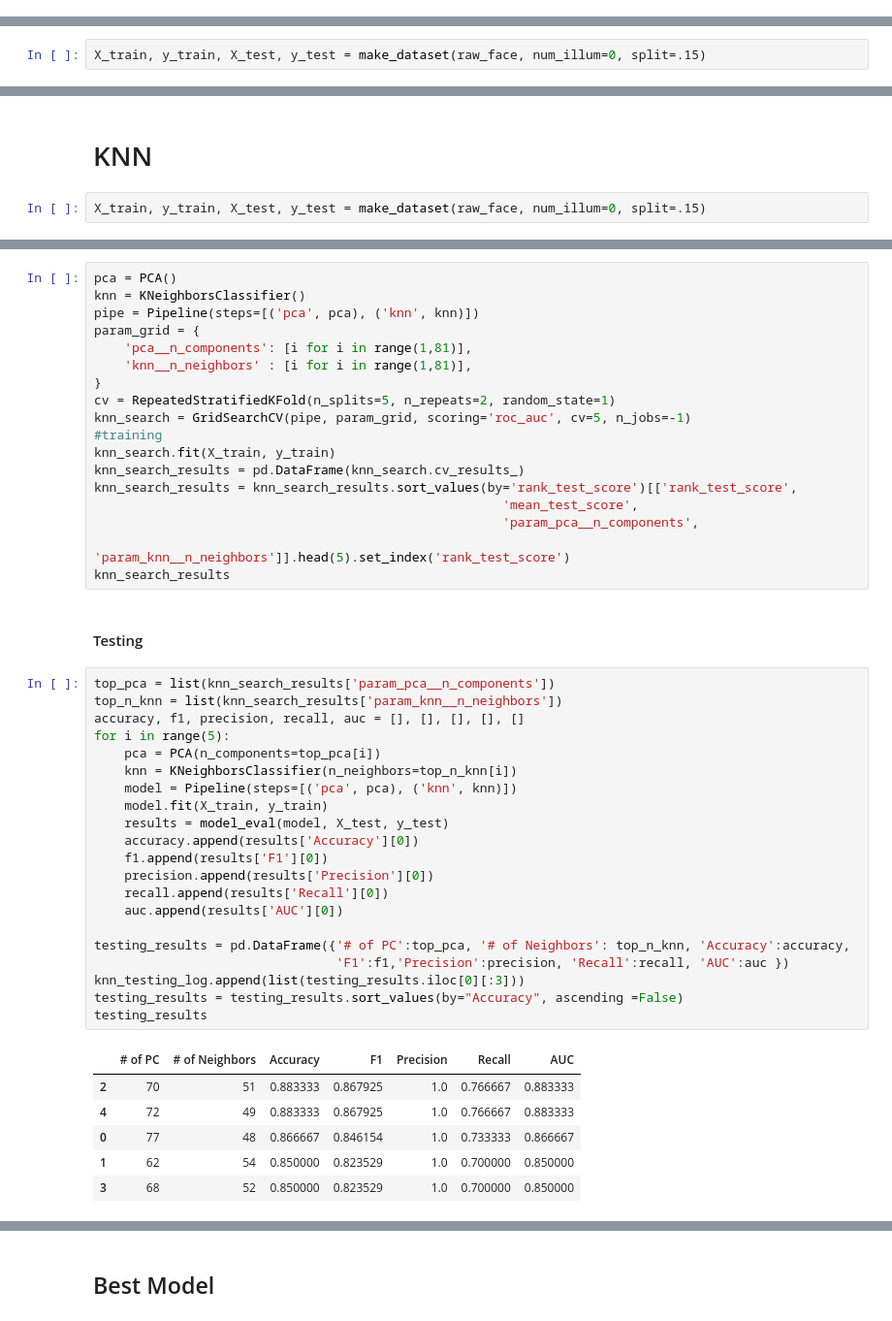
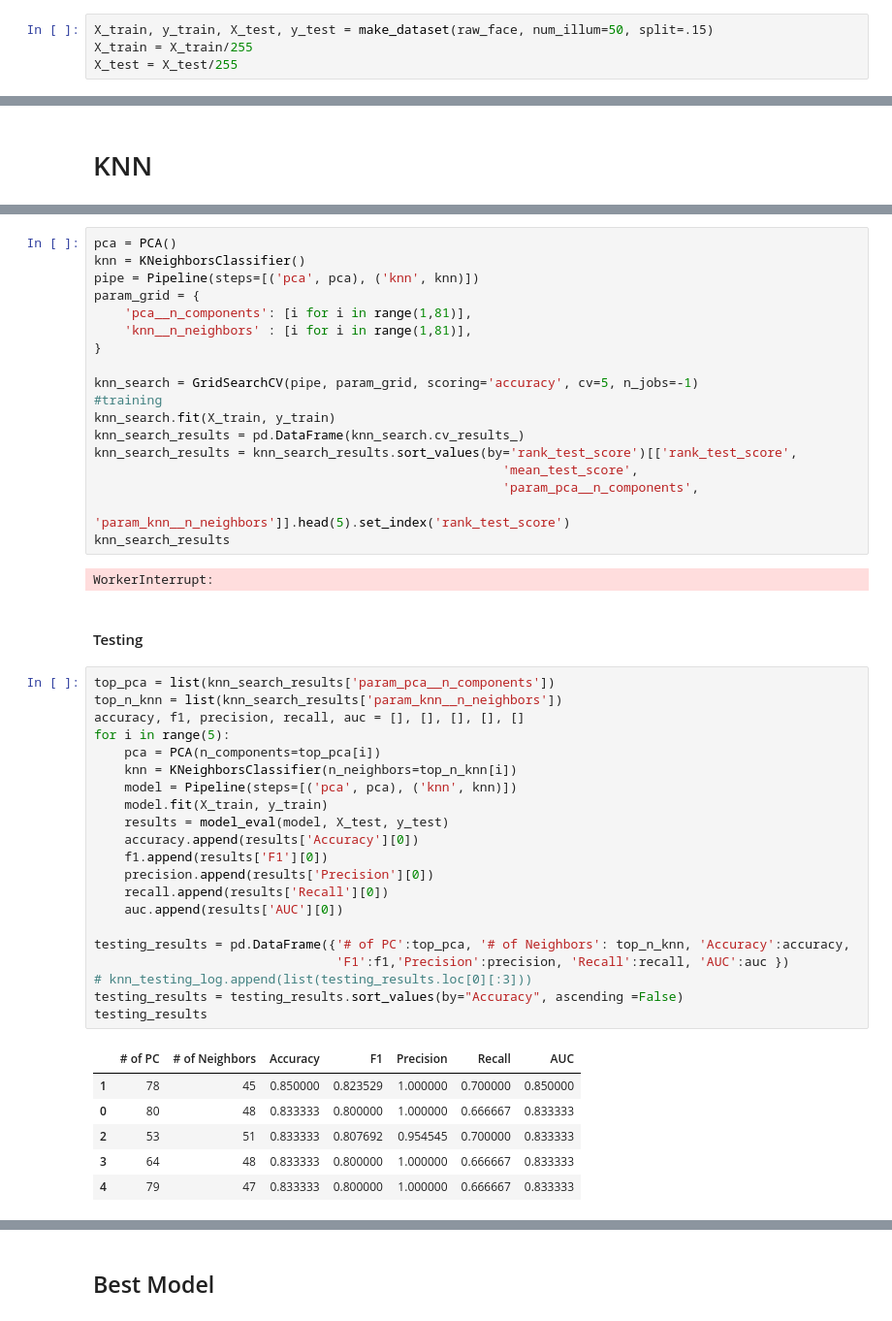
Before and after one commit to Dkashkett/Image_classification_, a Jupyter notebook: Task1.ipynb, the cells around one changed output, grey strips where cells are left out. Shown at 97% size. Saved outputs shown, nothing was run; the diff lists cells and outputs as text.

```diff
--- a/Task1.ipynb
+++ b/Task1.ipynb
@@ -179,0 +170,4 @@ print(X_train.shape, y_train.shape, X_test.shape, y_test.shape)
+# %%
+X_train, y_train, X_test, y_test = make_dataset(raw_face, num_illum=50, split=.15)
+X_train = X_train/255
+X_test = X_test/255
@@ -190,5 +186,3 @@ bayes_testing_log = []
 knn_testing_log = []
 # %% [markdown]
 # Gaussian Bayes
-# %%
-X_train, y_train, X_test, y_test = make_dataset(raw_face, num_illum=0, split=.15)
@@ -288,4 +273,2 @@ joblib.dump(knn_modelA, './models/smile_bayes_no_aug.pkl')
 # %% [markdown]
 # KNN
-# %%
-X_train, y_train, X_test, y_test = make_dataset(raw_face, num_illum=0, split=.15)
@@ -299,8 +280,8 @@ param_grid = {
     'pca__n_components': [i for i in range(1,81)],
     'knn__n_neighbors' : [i for i in range(1,81)],
 }
-cv = RepeatedStratifiedKFold(n_splits=5, n_repeats=2, random_state=1)
-knn_search = GridSearchCV(pipe, param_grid, scoring='roc_auc', cv=5, n_jobs=-1)
+
+knn_search = GridSearchCV(pipe, param_grid, scoring='accuracy', cv=5, n_jobs=-1)
 #training
 knn_search.fit(X_train, y_train)
 knn_search_results = pd.DataFrame(knn_search.cv_results_)
@@ -309,33 +290,35 @@ knn_search_results = knn_search_results.sort_values(by='rank_test_score')[['rank
                                                       'param_pca__n_components',
                                                       'param_knn__n_neighbors']].head(5).set_index('rank_test_score')
 knn_search_results
+# %% [output]
+WorkerInterrupt:
 # %% [markdown]
 #### Testing
 # %%
 top_pca = list(knn_search_results['param_pca__n_components'])
 top_n_knn = list(knn_search_results['param_knn__n_neighbors'])
 accuracy, f1, precision, recall, auc = [], [], [], [], []
 for i in range(5):
     pca = PCA(n_components=top_pca[i])
     knn = KNeighborsClassifier(n_neighbors=top_n_knn[i])
     model = Pipeline(steps=[('pca', pca), ('knn', knn)])
     model.fit(X_train, y_train)
     results = model_eval(model, X_test, y_test)
     accuracy.append(results['Accuracy'][0])
     f1.append(results['F1'][0])
     precision.append(results['Precision'][0])
     recall.append(results['Recall'][0])
     auc.append(results['AUC'][0])
 
 testing_results = pd.DataFrame({'# of PC':top_pca, '# of Neighbors': top_n_knn, 'Accuracy':accuracy,
                                 'F1':f1,'Precision':precision, 'Recall':recall, 'AUC':auc })
-knn_testing_log.append(list(testing_results.iloc[0][:3]))
+# knn_testing_log.append(list(testing_results.loc[0][:3]))
 testing_results = testing_results.sort_values(by="Accuracy", ascending =False)
 testing_results
 # %% [output]
 |  | # of PC | # of Neighbors | Accuracy | F1 | Precision | Recall | AUC |
-| 2 | 70 | 51 | 0.883333 | 0.867925 | 1.0 | 0.766667 | 0.883333 |
-| 4 | 72 | 49 | 0.883333 | 0.867925 | 1.0 | 0.766667 | 0.883333 |
-| 0 | 77 | 48 | 0.866667 | 0.846154 | 1.0 | 0.733333 | 0.866667 |
-| 1 | 62 | 54 | 0.850000 | 0.823529 | 1.0 | 0.700000 | 0.850000 |
-| 3 | 68 | 52 | 0.850000 | 0.823529 | 1.0 | 0.700000 | 0.850000 |
+| 1 | 78 | 45 | 0.850000 | 0.823529 | 1.000000 | 0.700000 | 0.850000 |
+| 0 | 80 | 48 | 0.833333 | 0.800000 | 1.000000 | 0.666667 | 0.833333 |
+| 2 | 53 | 51 | 0.833333 | 0.807692 | 0.954545 | 0.700000 | 0.833333 |
+| 3 | 64 | 48 | 0.833333 | 0.800000 | 1.000000 | 0.666667 | 0.833333 |
+| 4 | 79 | 47 | 0.833333 | 0.800000 | 1.000000 | 0.666667 | 0.833333 |
```
Also changed, not shown: parts of 21 cells of this notebook, 3 other files.
